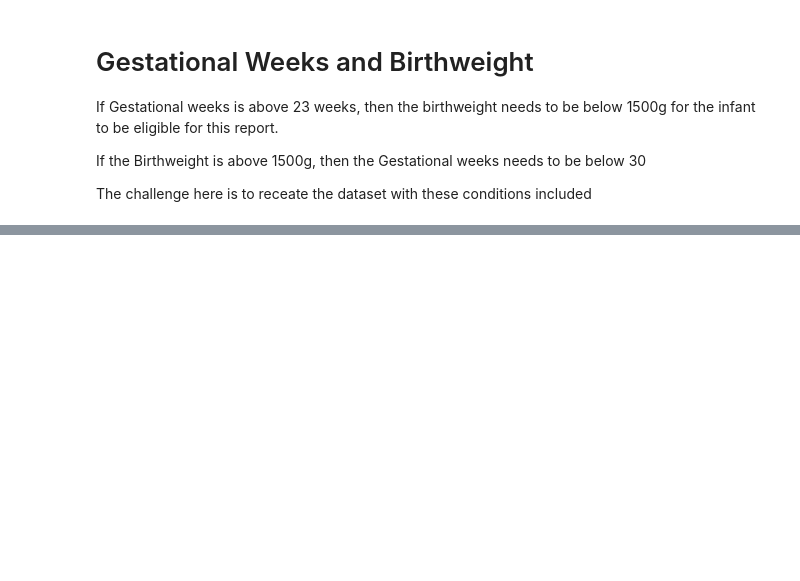
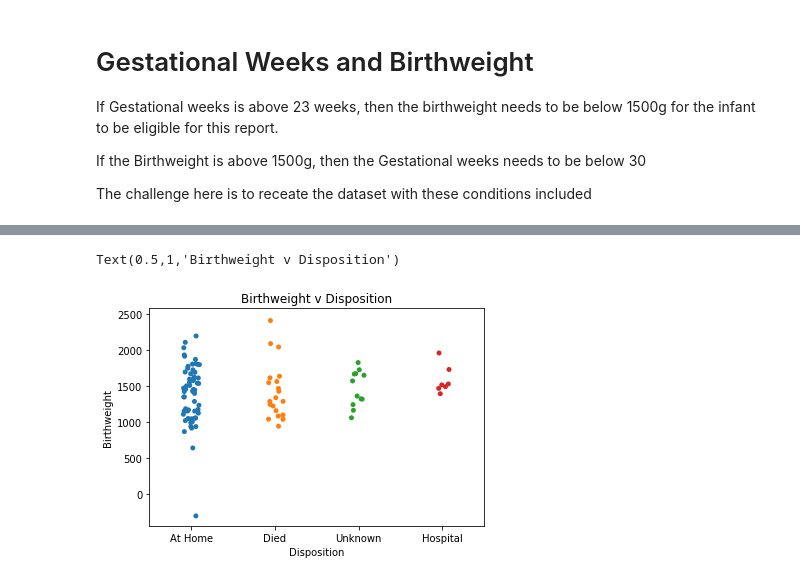
Before and after one commit to ClaireDrummond/Programming-Project-2018, a Jupyter notebook: Model and Synthesize data using Python.ipynb, the cells around one changed output, grey strips where cells are left out. Saved outputs shown, nothing was run; the diff lists cells and outputs as text; code cells hidden in the pictures; blank space fills up the shorter version.

```diff
--- a/Model and Synthesize data using Python.ipynb
+++ b/Model and Synthesize data using Python.ipynb
@@ -369,15 +370,15 @@ The chart clearly shows that the lower the gestational age, the higher the chanc
 
 #Research also tells me that to use np.random.multivariate_normal will generate the correlation that I need
 
-dip = np.random.multivariate_normal(mean = [28, 1249], cov=cov, size=100)
+#dip = np.random.multivariate_normal(mean = [28, 1249], cov=cov, size=100)
 
-mean = [1500]
-cov = [[1, 0], [0, 100]]  # diagonal covariance
-Diagonal covariance means that points are oriented along x or y-axis:
+#mean = [1500]
+#cov = [[1, 0], [0, 100]]  # diagonal covariance
+#Diagonal covariance means that points are oriented along x or y-axis:
 
 
-import matplotlib.pyplot as plt
-x, y = np.random.multivariate_normal(mean, cov, 100).T
-plt.plot(x, y, 'x')
-plt.axis('equal')
-plt.show()
+#import matplotlib.pyplot as plt
+#x, y = np.random.multivariate_normal(mean, cov, 100).T
+#plt.plot(x, y, 'x')
+#plt.axis('equal')
+#plt.show()
@@ -543,4 +653,11 @@ plt.show()
 # %%
+#Scatterplot showing Birthweight and Disposition of Infant after 1 Year
 # ref https://datacamp-community-prod.s3.amazonaws.com/f9f06e72-519a-4722-9912-b5de742dbac4
 import seaborn as sns
 sns.stripplot(dip, bw)
+plt.xlabel("Disposition") # name the y label
+plt.ylabel("Birthweight")
+plt.title("Birthweight v Disposition") # give the plot a title
+# %% [output]
+Text(0.5,1,'Birthweight v Disposition')
+[figure, added]
```
Also changed, not shown: parts of 54 cells of this notebook.
